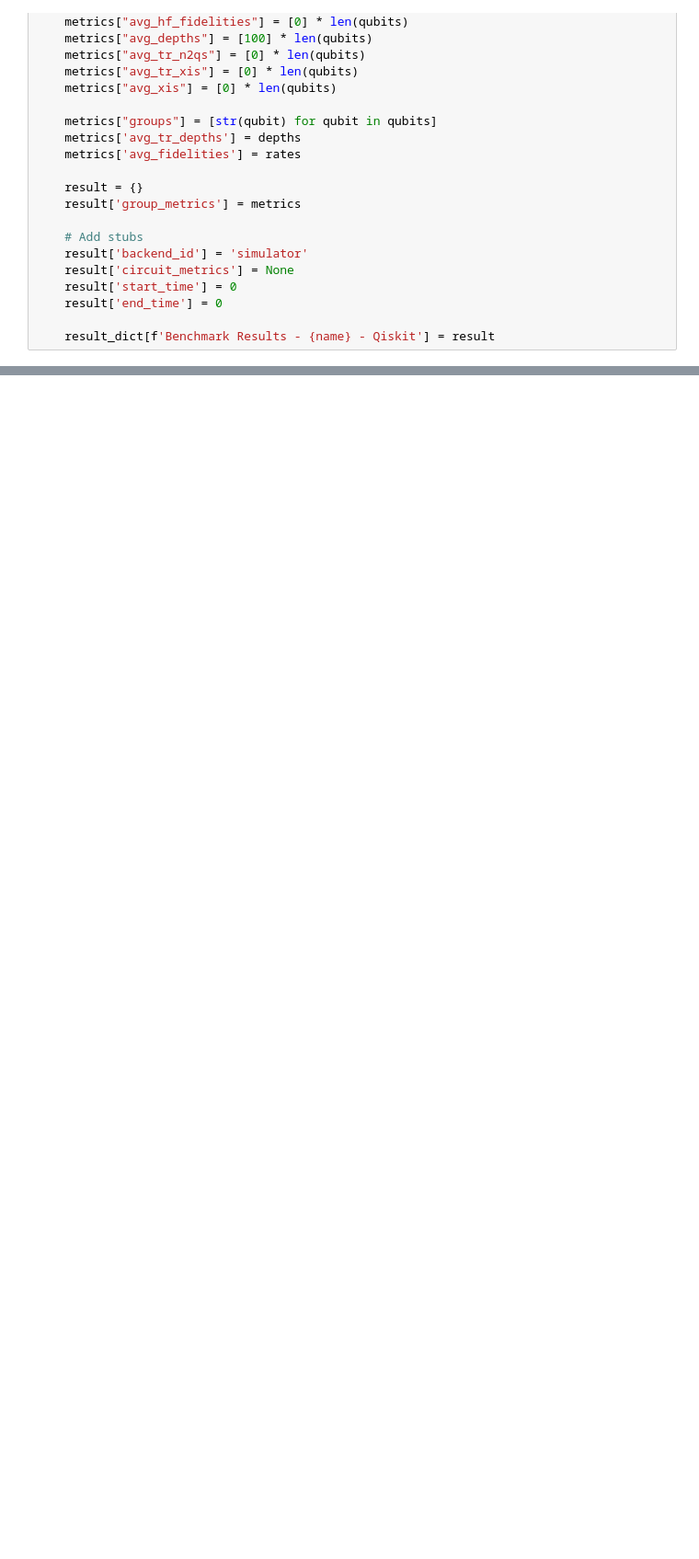
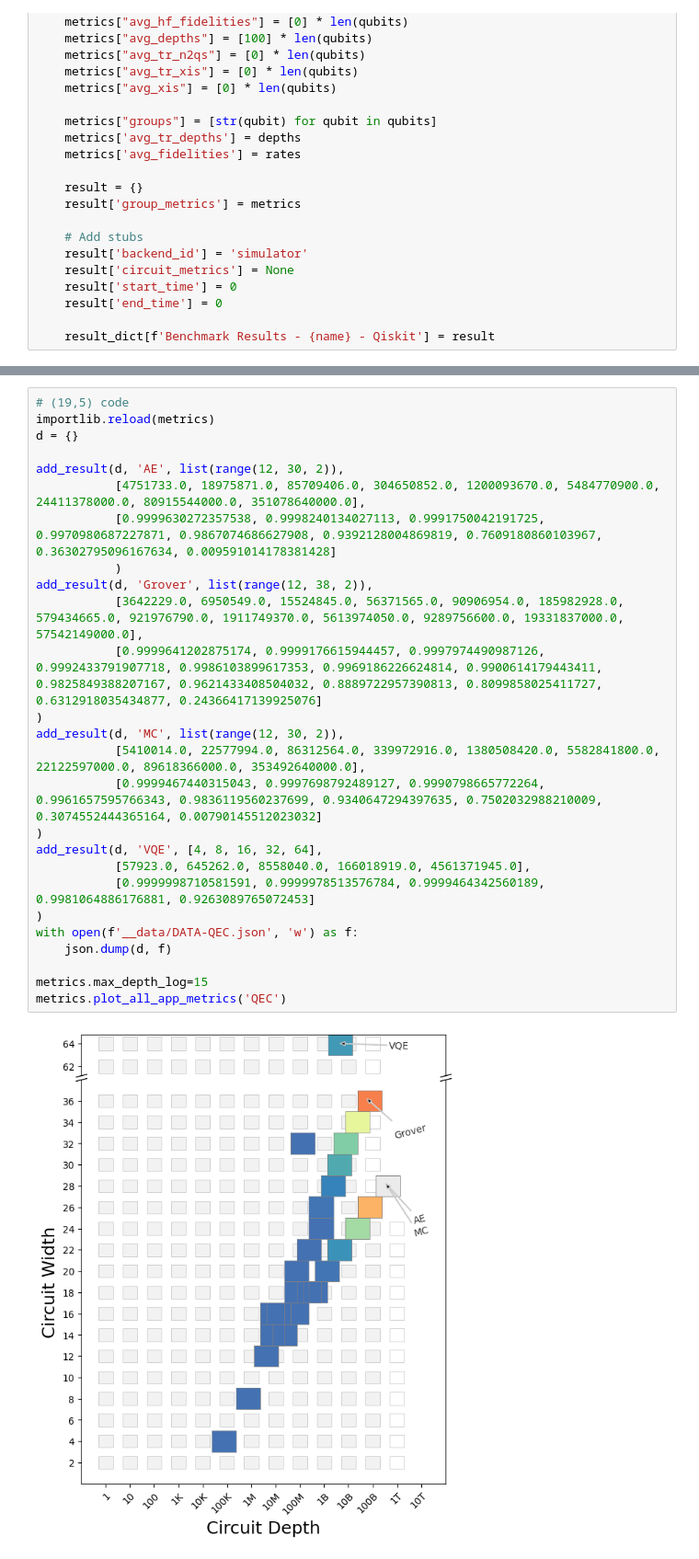
Before and after one commit to ijshj10/QC-App-Oriented-Benchmarks, a Jupyter notebook: plot.ipynb, the cells around one changed output, grey strips where cells are left out. Shown: that part at 92% size. Saved outputs shown, nothing was run; the diff lists cells and outputs as text; blank space fills up the shorter version.

```diff
--- a/plot.ipynb
+++ b/plot.ipynb
@@ -87,0 +99,28 @@ metrics.plot_all_app_metrics('QEC')
+# %%
+# (19,5) code
+importlib.reload(metrics)
+d = {}
+
+add_result(d, 'AE', list(range(12, 30, 2)),
+           [4751733.0, 18975871.0, 85709406.0, 304650852.0, 1200093670.0, 5484770900.0, 24411378000.0, 80915544000.0, 351078640000.0],
+           [0.9999630272357538, 0.9998240134027113, 0.9991750042191725, 0.9970980687227871, 0.9867074686627908, 0.9392128004869819, 0.7609180860103967, 0.36302795096167634, 0.009591014178381428]
+           )
+add_result(d, 'Grover', list(range(12, 38, 2)),
+           [3642229.0, 6950549.0, 15524845.0, 56371565.0, 90906954.0, 185982928.0, 579434665.0, 921976790.0, 1911749370.0, 5613974050.0, 9289756600.0, 19331837000.0, 57542149000.0],
+           [0.9999641202875174, 0.9999176615944457, 0.9997974490987126, 0.9992433791907718, 0.9986103899617353, 0.9969186226624814, 0.9900614179443411, 0.9825849388207167, 0.9621433408504032, 0.8889722957390813, 0.8099858025411727, 0.6312918035434877, 0.24366417139925076]
+)
+add_result(d, 'MC', list(range(12, 30, 2)),
+           [5410014.0, 22577994.0, 86312564.0, 339972916.0, 1380508420.0, 5582841800.0, 22122597000.0, 89618366000.0, 353492640000.0],
+           [0.9999467440315043, 0.9997698792489127, 0.9990798665772264, 0.9961657595766343, 0.9836119560237699, 0.9340647294397635, 0.7502032988210009, 0.3074552444365164, 0.00790145512023032]
+)
+add_result(d, 'VQE', [4, 8, 16, 32, 64],
+           [57923.0, 645262.0, 8558040.0, 166018919.0, 4561371945.0],
+           [0.9999998710581591, 0.9999978513576784, 0.9999464342560189, 0.9981064886176881, 0.9263089765072453]
+)
+with open(f'__data/DATA-QEC.json', 'w') as f:
+    json.dump(d, f)
+
+metrics.max_depth_log=15
+metrics.plot_all_app_metrics('QEC')
+# %% [output]
+[figure, added]
```
Also changed, not shown: parts of 6 cells of this notebook, 3 other files.
